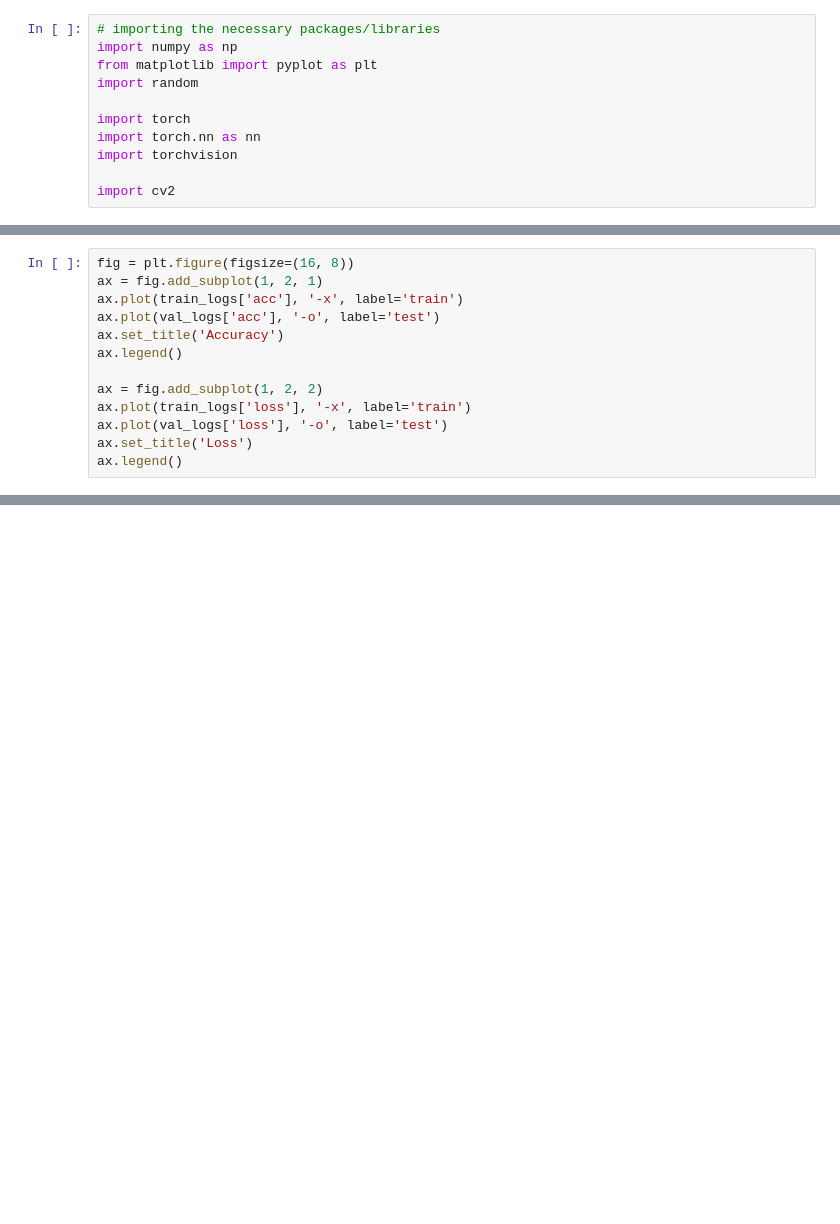
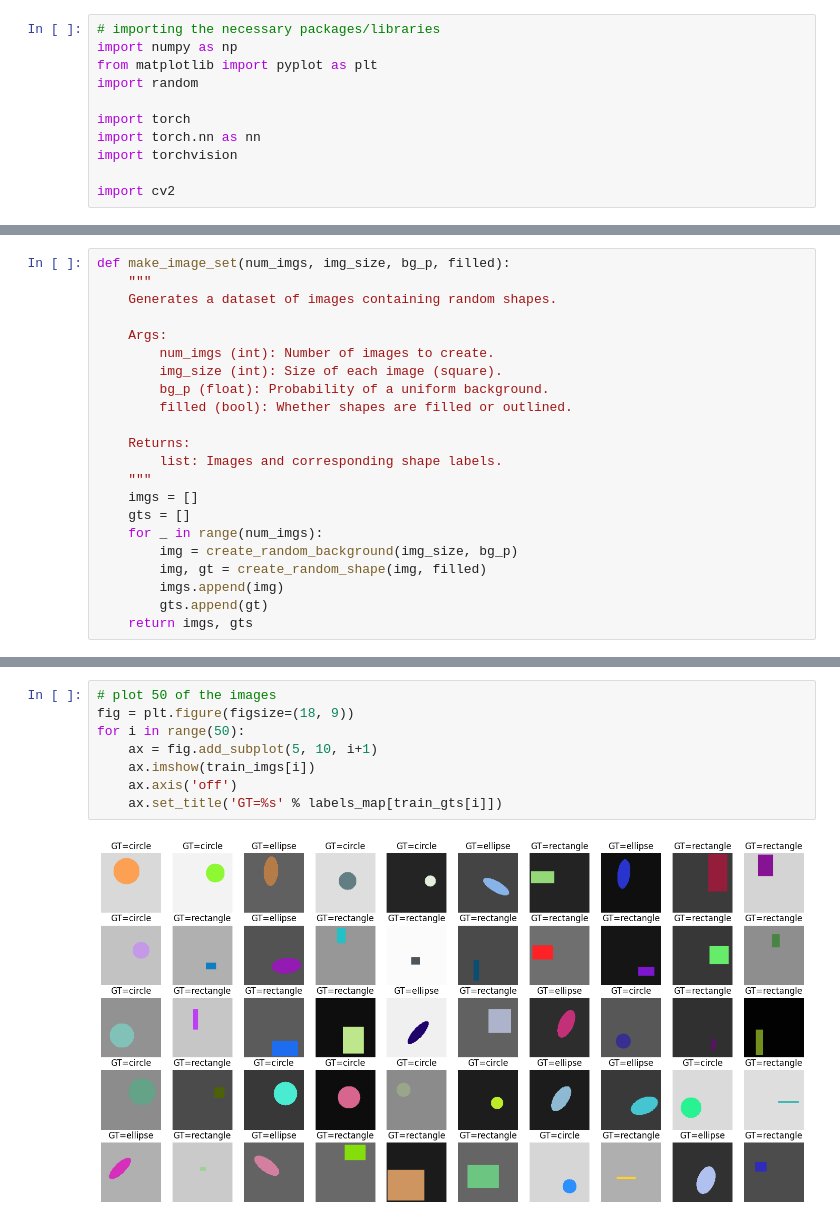
Before and after one commit to DeepLearning-JupyterBook/deeplearning-jupyterbook.github.io, a Jupyter notebook: _build/jupyter_execute/notebooks/quick_start.ipynb, the cells around one changed output, grey strips where cells are left out. Saved outputs shown, nothing was run; the diff lists cells and outputs as text; blank space fills up the shorter version.

```diff
--- a/_build/jupyter_execute/notebooks/quick_start.ipynb
+++ b/_build/jupyter_execute/notebooks/quick_start.ipynb
@@ -440,13 +35,0 @@ These figures can help us to evaluate whether the hyperparameters are good.
-# %%
-fig = plt.figure(figsize=(16, 8))
-ax = fig.add_subplot(1, 2, 1)
-ax.plot(train_logs['acc'], '-x', label='train')
-ax.plot(val_logs['acc'], '-o', label='test')
-ax.set_title('Accuracy')
-ax.legend()
-
-ax = fig.add_subplot(1, 2, 2)
-ax.plot(train_logs['loss'], '-x', label='train')
-ax.plot(val_logs['loss'], '-o', label='test')
-ax.set_title('Loss')
-ax.legend()
@@ -455,0 +141,22 @@ ax.legend()
+# %%
+def make_image_set(num_imgs, img_size, bg_p, filled):
+    """
+    Generates a dataset of images containing random shapes.
+
+    Args:
+        num_imgs (int): Number of images to create.
+        img_size (int): Size of each image (square).
+        bg_p (float): Probability of a uniform background.
+        filled (bool): Whether shapes are filled or outlined.
+
+    Returns:
+        list: Images and corresponding shape labels.
+    """
+    imgs = []
+    gts = []
+    for _ in range(num_imgs):
+        img = create_random_background(img_size, bg_p)
+        img, gt = create_random_shape(img, filled)
+        imgs.append(img)
+        gts.append(gt)
+    return imgs, gts
@@ -455,0 +188,10 @@ ax.legend()
+# %%
+# plot 50 of the images
+fig = plt.figure(figsize=(18, 9))
+for i in range(50):
+    ax = fig.add_subplot(5, 10, i+1)
+    ax.imshow(train_imgs[i])
+    ax.axis('off')
+    ax.set_title('GT=%s' % labels_map[train_gts[i]])
+# %% [output]
+[figure, added]
```
Also changed, not shown: parts of 81 cells of this notebook, 8 other files.
